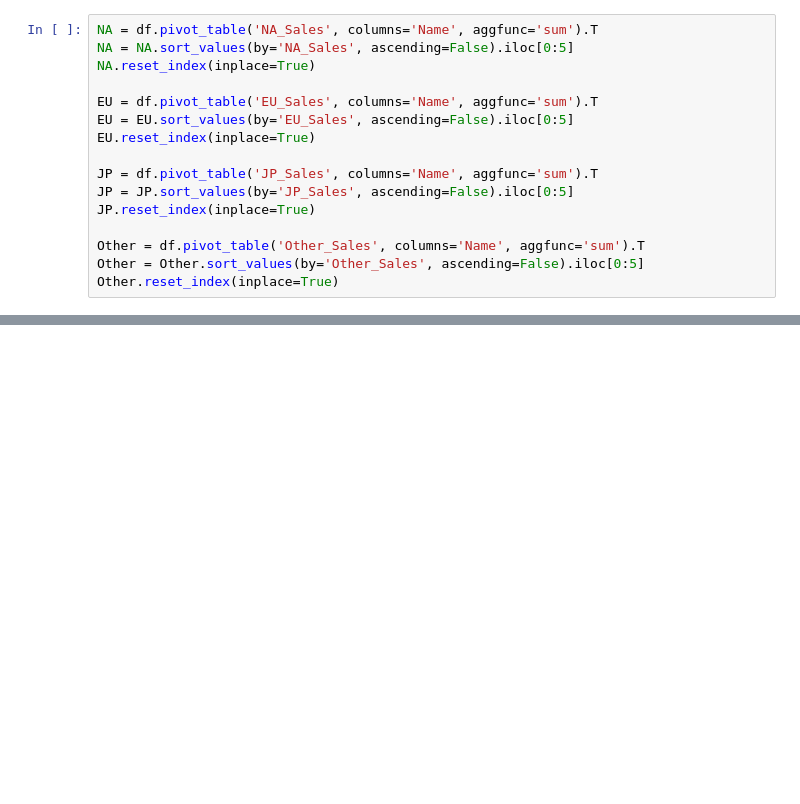
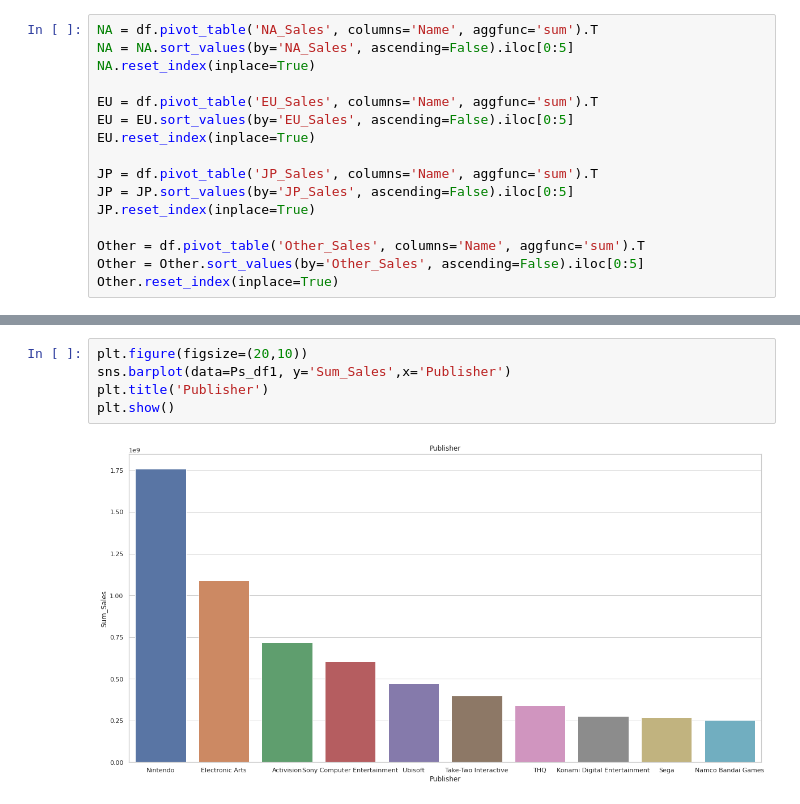
Before and after one commit to mgchae0405/Algorithm, a Jupyter notebook: CS_개인프로젝트1.ipynb, the cells around one changed output, grey strips where cells are left out. Saved outputs shown, nothing was run; the diff lists cells and outputs as text; blank space fills up the shorter version.

```diff
--- a/CS_개인프로젝트1.ipynb
+++ b/CS_개인프로젝트1.ipynb
@@ -360,0 +329,7 @@ plt.show();
+# %%
+plt.figure(figsize=(20,10))
+sns.barplot(data=Ps_df1, y='Sum_Sales',x='Publisher')
+plt.title('Publisher')
+plt.show()
+# %% [output]
+[figure, added]
```
Also changed, not shown: parts of 18 cells of this notebook.
